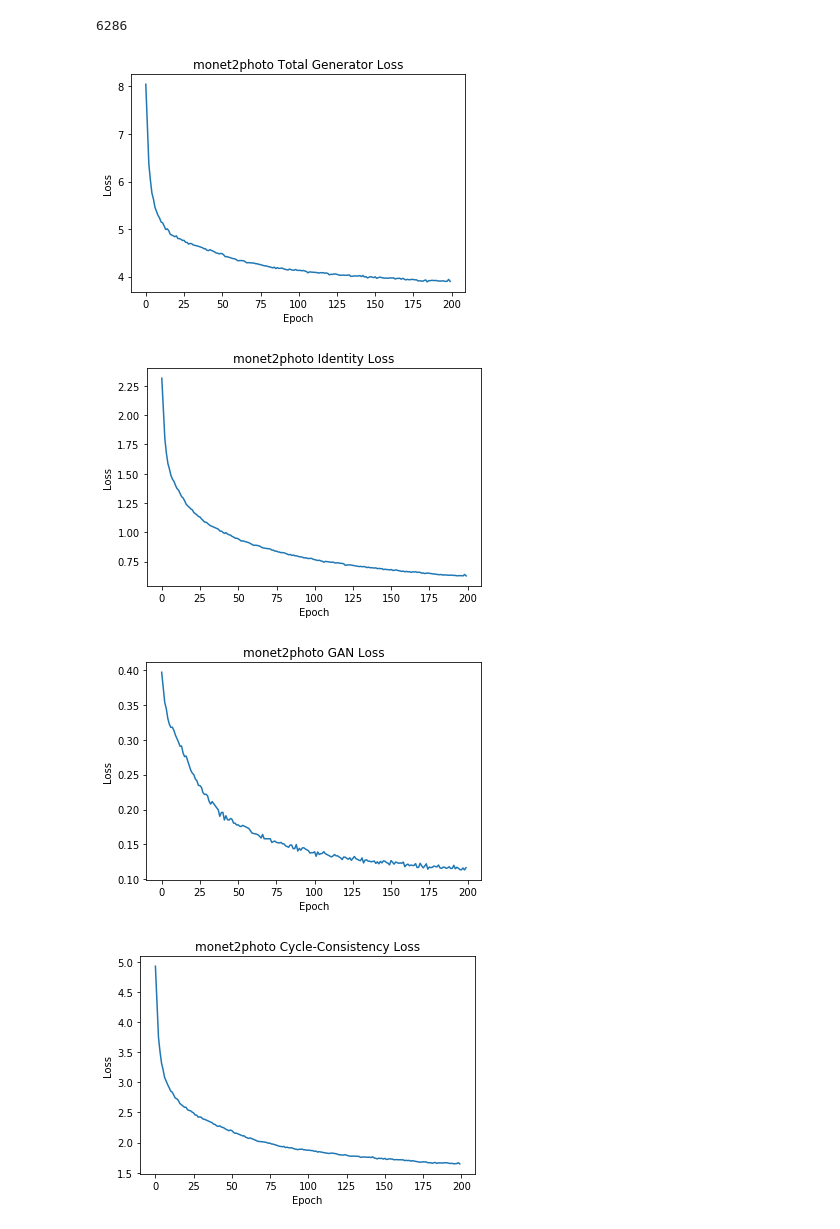
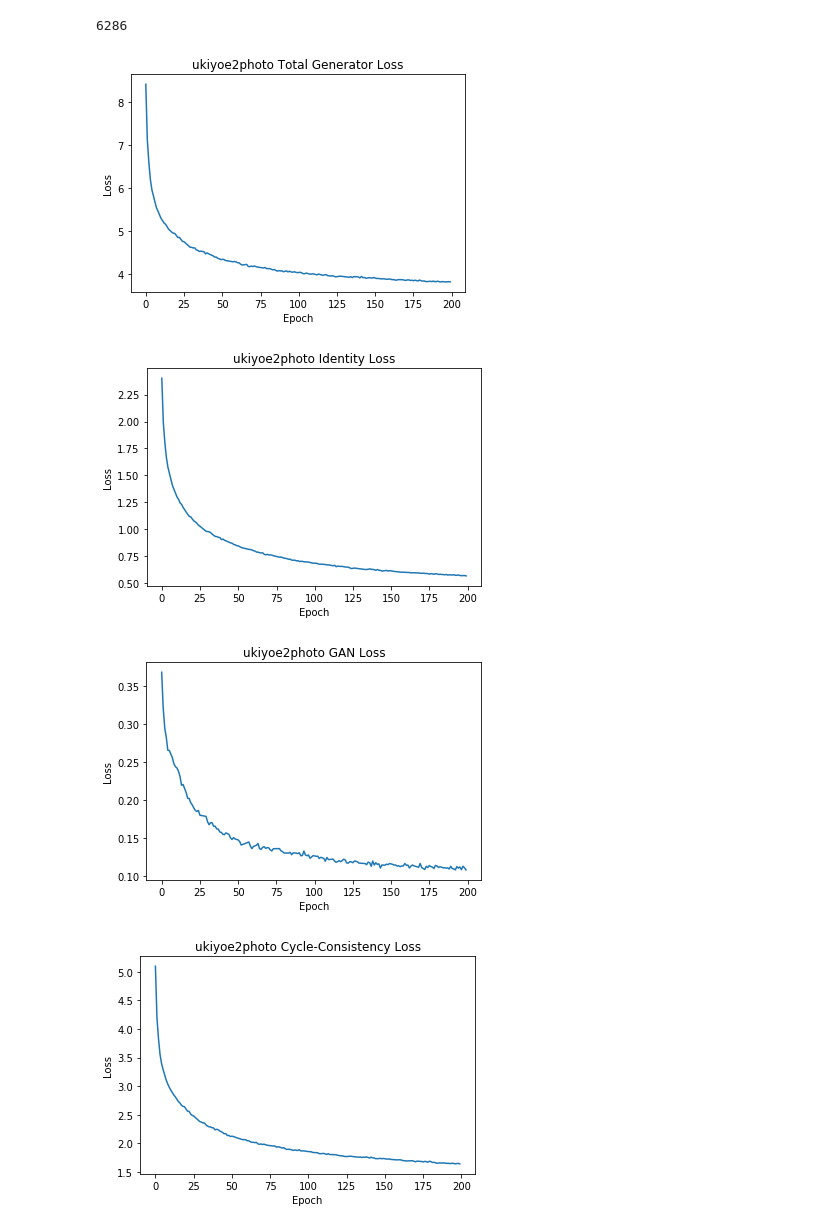
Before and after one commit to nathanrgodwin/CycleGAN, a Jupyter notebook: log_cleaner.ipynb, the cells around one changed output. Saved outputs shown, nothing was run; the diff lists cells and outputs as text; code cells hidden in the pictures.

```diff
--- a/log_cleaner.ipynb
+++ b/log_cleaner.ipynb
@@ -3,7 +3,7 @@ import matplotlib.pylab as plt
 import numpy as np
 from __future__ import print_function
 
-model = "monet2photo"
+model = "ukiyoe2photo"
 
 prev_epoch = 0;
 maxsamp = 0;
@@ -54,20 +54,26 @@ for i in range(0,200):
 # %% [output]
 6286
 # %%
+import os.path;
+path = "./lossplots/"+model + "/";
+if not os.path.exists(path):
+    os.makedirs(path);
+
 losses = np.array(lossmeans);
 titles = ["Total Generator Loss", "Identity Loss", "GAN Loss", "Cycle-Consistency Loss", "Discriminator Loss"];
-filenames = ["gen_net_loss"]
+filenames = ["gen_loss.png", "ident_loss.png", "gan_loss.png", "cc_loss.png", "d_loss.png"];
 plots = []
 for i in range(0,5):
     plots.append(plt.figure(i));
     col = losses[:,i];
     plt.plot(range(0,200), col)
     plt.xlabel('Epoch');
     plt.ylabel('Loss');
     plt.title(model + " " + titles[i]);
     plots[i].show();
+    plt.savefig(path + filenames[i], bbox_inches='tight')
 # %% [output]
-[figure, old version]
+[figure, new version]
-[figure, old version]
+[figure, new version]
-[figure, old version]
+[figure, new version]
-[figure, old version]
+[figure, new version]
```
Also changed, not shown: parts of 1 cell of this notebook, 10 other files.
